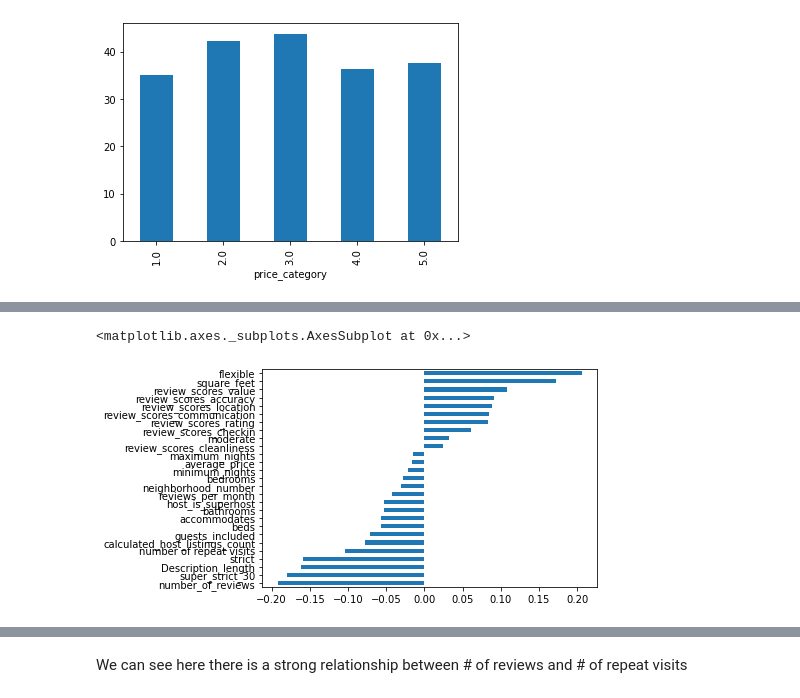
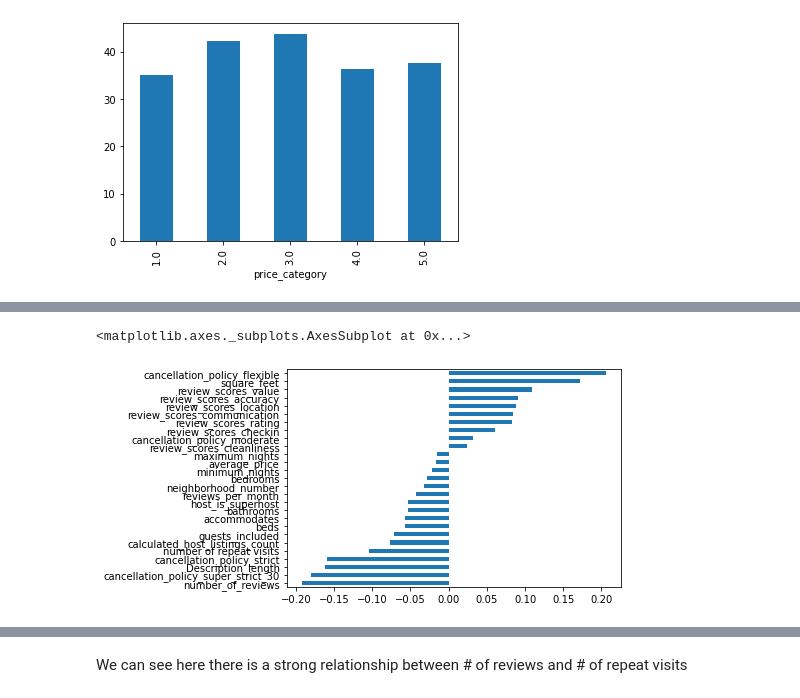
Before and after one commit to ogurashi/Boston-AirBnB-Analysis, a Jupyter notebook: rentals.ipynb, the cells around one changed output, grey strips where cells are left out. Drawn from its saved outputs; the diff is of its cells as text; code cells hidden in the pictures.

```diff
--- a/rentals.ipynb
+++ b/rentals.ipynb
@@ -279,7 +279,7 @@ def category_mapping(entry,quantiles,categories=None):
             #Once your entry is larger than the category cutoff:
             if entry > quantile:
                 #provide a category name
-                return categories[index]
+                return reverse_categories[index]
 
 def dummy_column_creator(df,column_name,dummyna=True,drop_first = True,remove_column =False):
     #create dummies for column_name and merge with df
@@ -293,3 +295,8 @@ def dummy_column_creator(df,column_name,dummyna=True,drop_first = True,remove_co
+# %%
+#remove dollar signs, commas, decimal points, and transform into integer
+listings.loc[:,'price'] = listings['price'].apply(lambda x: x.replace('$',''))
+listings.loc[:,'price'] = listings['price'].apply(lambda x: x.replace(',',''))
+listings.loc[:,'price'] = listings['price'].apply(lambda x: int(x.split('.')[0]))
 # %%
 # Creating the features
 #1) number of reviews
@@ -312,7 +319,7 @@ listings['Description_length'] = listings['description'].apply(lambda x: len(x.s
 
 #5) Cancellation policy
 
-cancellation_policy = pd.get_dummies(listings['cancellation_policy'],drop_first = False)
+cancellation_policy = pd.get_dummies(listings['cancellation_policy'],prefix = 'cancellation_policy',drop_first = False)
 listings = pd.concat([listings.loc[:,listings.columns != 'cancellation_policy'],cancellation_policy],axis = 1)
 
 #6) Superhost status
@@ -617,3 +650,3 @@ Maybe look at how room type influences review category as well
 # %%
 boxes = [np.quantile(listings['review_scores_rating'].dropna(),i) for i in [.26,.35,.46,.56,.66,.76,.86]]
-listings['review_scores_rating_category'] = listings['review_scores_rating'].apply(lambda entry: category_mapping(entry,boxes))
+temp_listings['review_scores_rating_category'] = listings['review_scores_rating'].apply(lambda entry: category_mapping(entry,boxes))
@@ -729,14 +714,15 @@ Index(['neighbourhood_Allston-Brighton', 'neighbourhood_Back Bay',
 # %%
 columns_to_investigate = ['neighborhood_number','average_price','accommodates',
        'bathrooms', 'bedrooms', 'beds', 'square_feet', 'guests_included',
        'minimum_nights', 'maximum_nights',
        'number_of_reviews', 'review_scores_rating', 'review_scores_accuracy',
        'review_scores_cleanliness', 'review_scores_checkin',
        'review_scores_communication', 'review_scores_location',
        'review_scores_value', 'calculated_host_listings_count',
        'reviews_per_month', 'number of repeat visits', 'Description_length',
-       'flexible', 'moderate', 'strict', 'super_strict_30','host_is_superhost', '% occupied']
+       'cancellation_policy_flexible', 'cancellation_policy_moderate', 'cancellation_policy_strict',
+                          'cancellation_policy_super_strict_30','host_is_superhost', '% occupied']
 numerical_listings[columns_to_investigate].corr()['% occupied'].drop('% occupied').sort_values().plot(kind = 'barh')
 # %% [output]
 <matplotlib.axes._subplots.AxesSubplot at 0x...>
-[figure, old version]
+[figure, new version]
```
Also changed, not shown: parts of 28 cells of this notebook.
